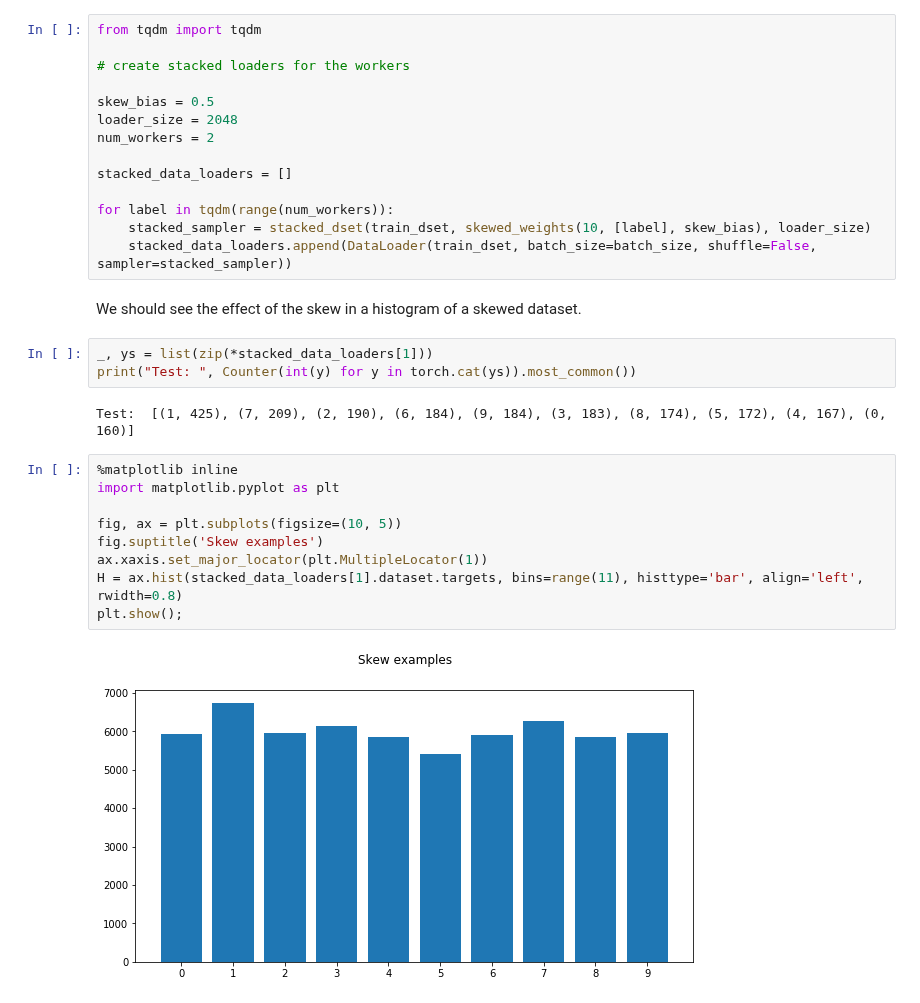
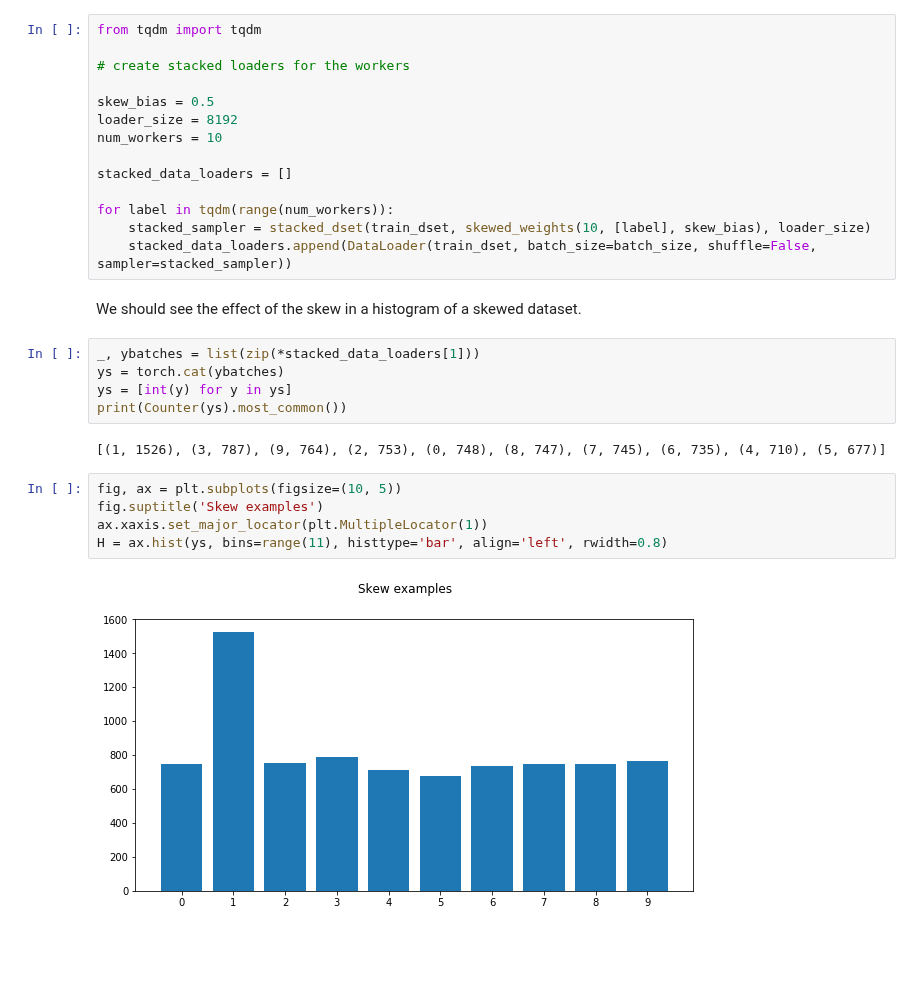
Before and after one commit to rmicallef/bfpytorch, a Jupyter notebook: MNIST-fed.ipynb, the cells around one changed output. Saved outputs shown, nothing was run; the diff lists cells and outputs as text; blank space fills up the shorter version.

Commit message:
plotting along nicely

```diff
--- a/MNIST-fed.ipynb
+++ b/MNIST-fed.ipynb
@@ -148,8 +146,8 @@ from tqdm import tqdm
 # create stacked loaders for the workers
 
 skew_bias = 0.5
-loader_size = 2048
-num_workers = 2
+loader_size = 8192
+num_workers = 10
 
 stacked_data_loaders = []
 
@@ -159,21 +157,19 @@ for label in tqdm(range(num_workers)):
 # %% [markdown]
 We should see the effect of the skew in a histogram of a skewed dataset.
 # %%
-_, ys = list(zip(*stacked_data_loaders[1]))
-print("Test: ", Counter(int(y) for y in torch.cat(ys)).most_common())
+_, ybatches = list(zip(*stacked_data_loaders[1]))
+ys = torch.cat(ybatches)
+ys = [int(y) for y in ys]
+print(Counter(ys).most_common())
 # %% [output]
-Test:  [(1, 425), (7, 209), (2, 190), (6, 184), (9, 184), (3, 183), (8, 174), (5, 172), (4, 167), (0, 160)]
+[(1, 1526), (3, 787), (9, 764), (2, 753), (0, 748), (8, 747), (7, 745), (6, 735), (4, 710), (5, 677)]
 # %%
-%matplotlib inline
-import matplotlib.pyplot as plt
-
 fig, ax = plt.subplots(figsize=(10, 5))
 fig.suptitle('Skew examples')
 ax.xaxis.set_major_locator(plt.MultipleLocator(1))
-H = ax.hist(stacked_data_loaders[1].dataset.targets, bins=range(11), histtype='bar', align='left', rwidth=0.8)
-plt.show();
+H = ax.hist(ys, bins=range(11), histtype='bar', align='left', rwidth=0.8)
 # %% [output]
-[figure, old version]
+[figure, new version]
 # %%
 import federated
 
```
Also changed, not shown: parts of 6 cells of this notebook, 1 other file.
